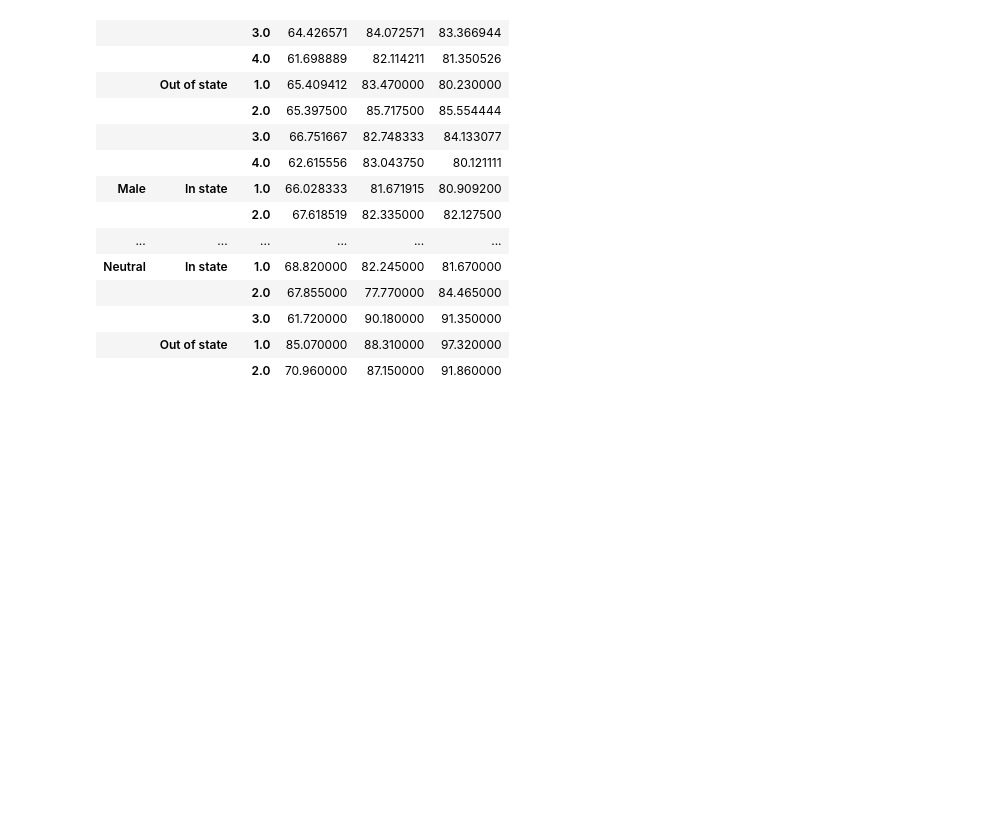
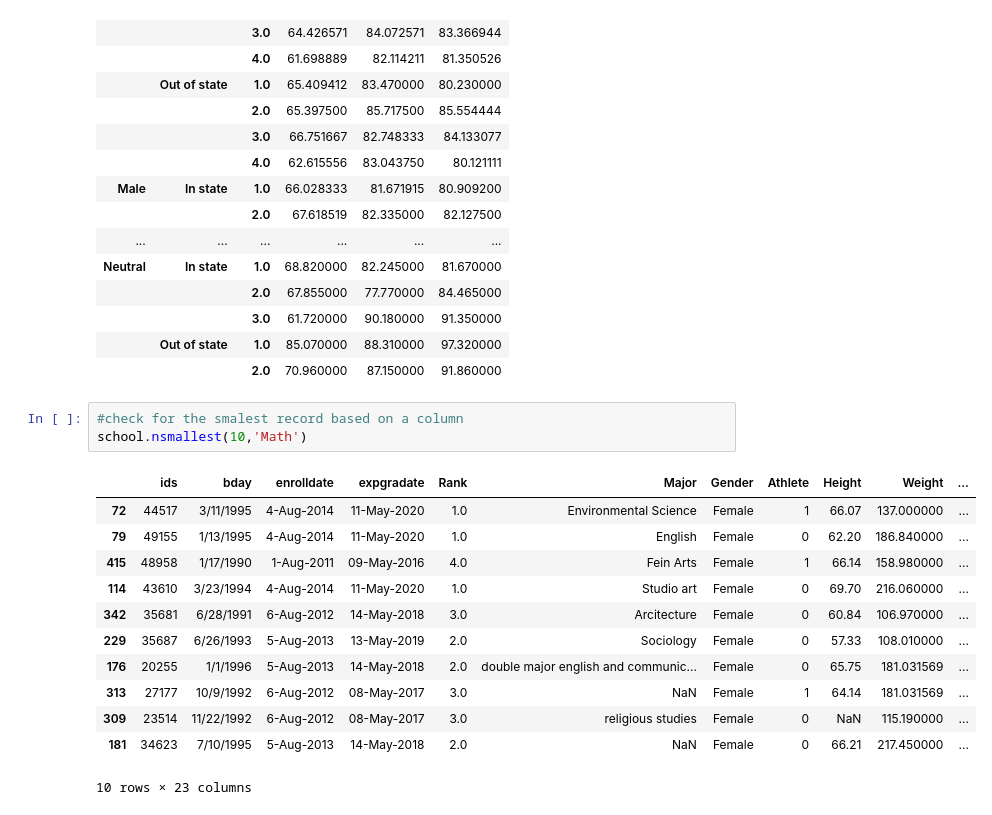
Before and after one commit to ProfKaromo/SPS_2471_SCIII_2024_BAST_Y4, a Jupyter notebook: MyDSClass1.ipynb, the cells around one changed output. Saved outputs shown, nothing was run; the diff lists cells and outputs as text; blank space fills up the shorter version.

```diff
--- a/MyDSClass1.ipynb
+++ b/MyDSClass1.ipynb
@@ -214,3 +201,19 @@ school.groupby(['Gender','State','Rank'])['Math','English','Reading'].mean()
 |  |  | 3.0 | 61.720000 | 90.180000 | 91.350000 |
 |  | Out of state | 1.0 | 85.070000 | 88.310000 | 97.320000 |
 |  |  | 2.0 | 70.960000 | 87.150000 | 91.860000 |
+# %%
+#check for the smalest record based on a column
+school.nsmallest(10,'Math')
+# %% [output]
+|  | ids | bday | enrolldate | expgradate | Rank | Major | Gender | Athlete | Height | Weight | ... |
+| 72 | 44517 | 3/11/1995 | 4-Aug-2014 | 11-May-2020 | 1.0 | Environmental Science | Female | 1 | 66.07 | 137.000000 | ... |
+| 79 | 49155 | 1/13/1995 | 4-Aug-2014 | 11-May-2020 | 1.0 | English | Female | 0 | 62.20 | 186.840000 | ... |
+| 415 | 48958 | 1/17/1990 | 1-Aug-2011 | 09-May-2016 | 4.0 | Fein Arts | Female | 1 | 66.14 | 158.980000 | ... |
+| 114 | 43610 | 3/23/1994 | 4-Aug-2014 | 11-May-2020 | 1.0 | Studio art | Female | 0 | 69.70 | 216.060000 | ... |
+| 342 | 35681 | 6/28/1991 | 6-Aug-2012 | 14-May-2018 | 3.0 | Arcitecture | Female | 0 | 60.84 | 106.970000 | ... |
+| 229 | 35687 | 6/26/1993 | 5-Aug-2013 | 13-May-2019 | 2.0 | Sociology | Female | 0 | 57.33 | 108.010000 | ... |
+| 176 | 20255 | 1/1/1996 | 5-Aug-2013 | 14-May-2018 | 2.0 | double major english and communic... | Female | 0 | 65.75 | 181.031569 | ... |
+| 313 | 27177 | 10/9/1992 | 6-Aug-2012 | 08-May-2017 | 3.0 | NaN | Female | 1 | 64.14 | 181.031569 | ... |
+| 309 | 23514 | 11/22/1992 | 6-Aug-2012 | 08-May-2017 | 3.0 | religious studies | Female | 0 | NaN | 115.190000 | ... |
+| 181 | 34623 | 7/10/1995 | 5-Aug-2013 | 14-May-2018 | 2.0 | NaN | Female | 0 | 66.21 | 217.450000 | ... |
+10 rows × 23 columns
```
Also changed, not shown: parts of 13 cells of this notebook.
